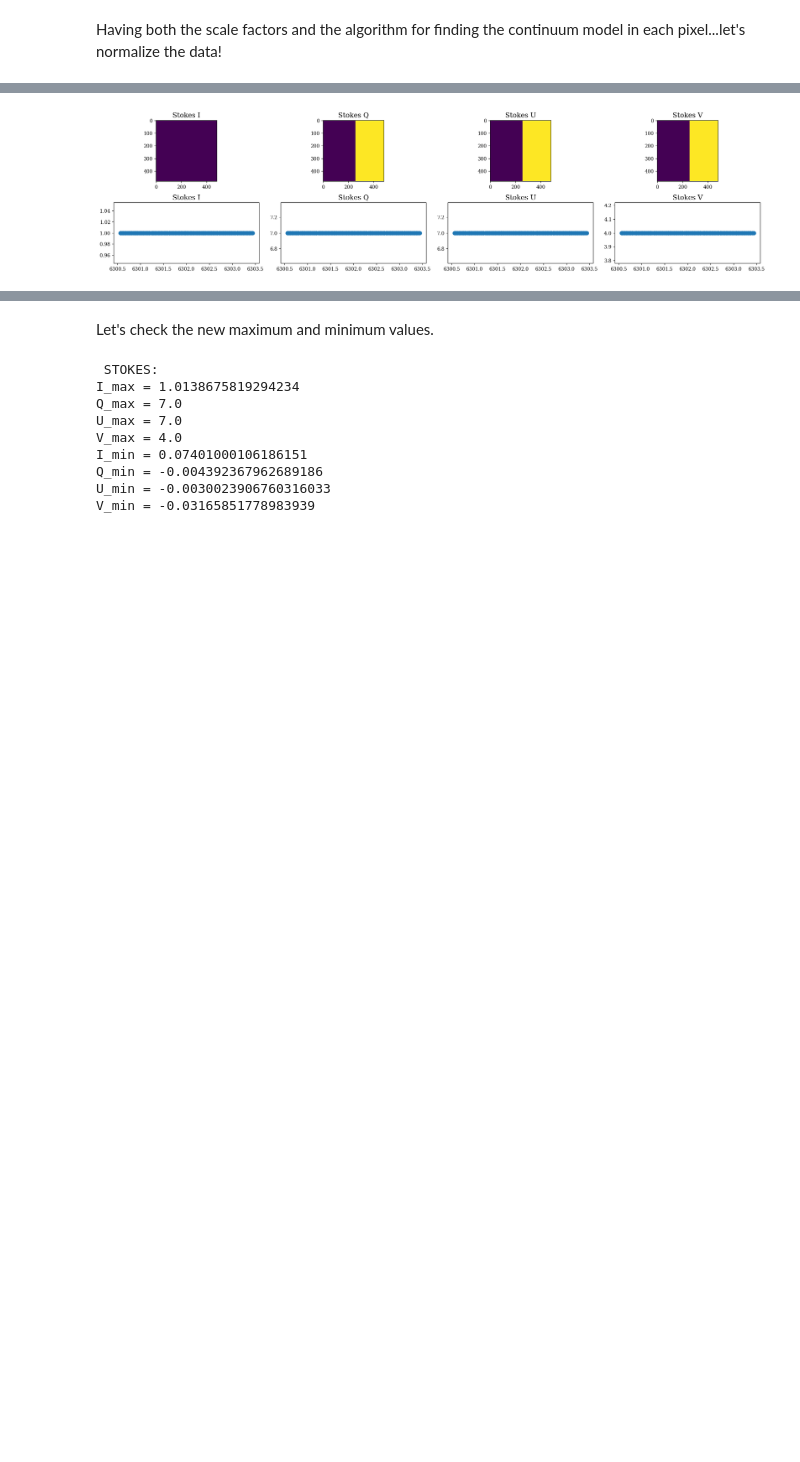
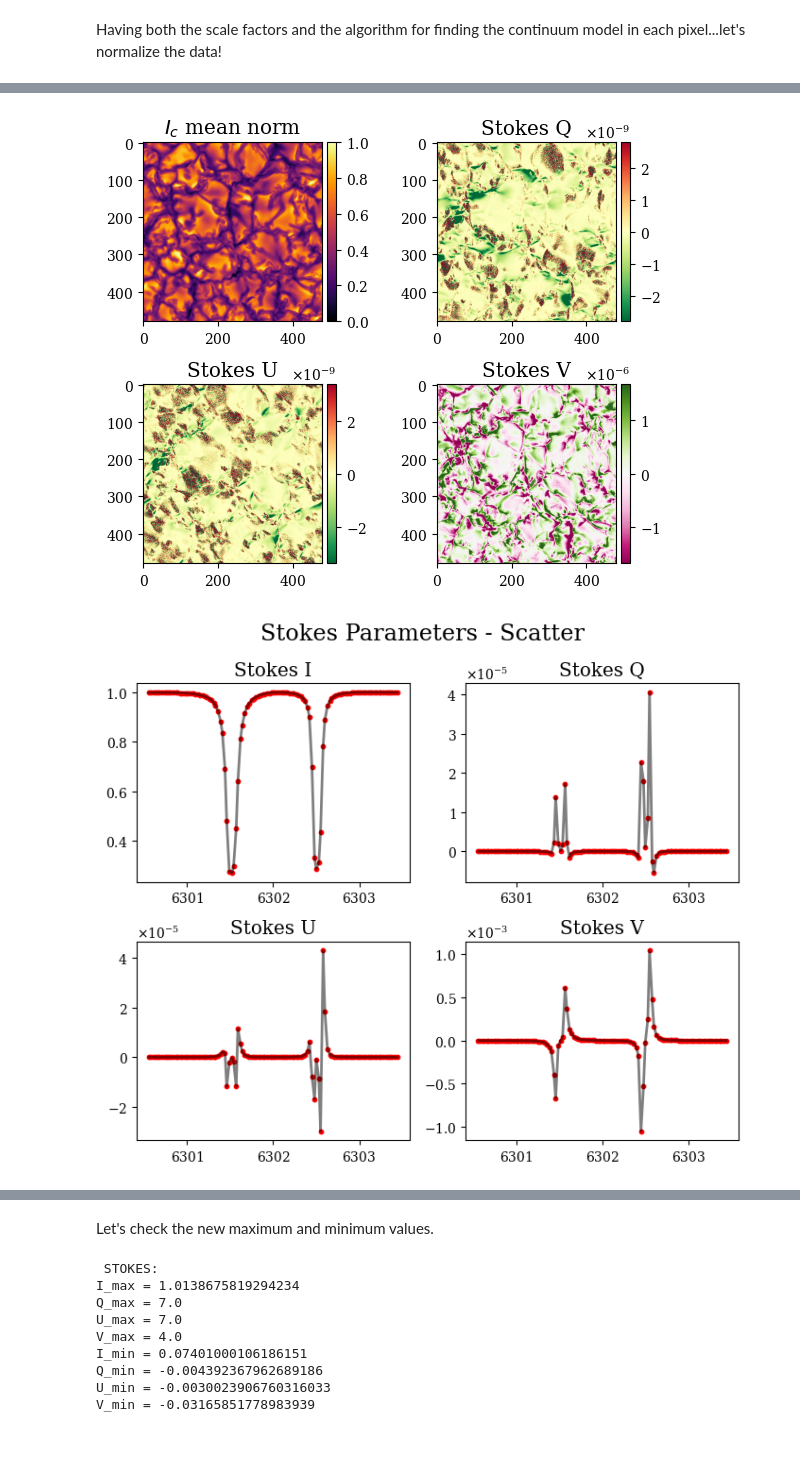
Before and after one commit to juagudeloo/Tesis_maestria_OAN, a Jupyter notebook: notebooks/Charging_the_data.ipynb, the cells around one changed output, grey strips where cells are left out. Cells and saved outputs as stored; diff of their text form; code cells hidden in the pictures; blank space fills up the shorter version.

```diff
--- a/notebooks/Charging_the_data.ipynb
+++ b/notebooks/Charging_the_data.ipynb
@@ -57,7 +61,7 @@ images_output = Path("../thesis_images")
 if not os.path.exists(images_output):
     os.makedirs(images_output)
 # %%
-ptm = Path("/media/juanessao2000/hdd/PRINCIPAL-2023-2/PROYECTOS/PROYECTO_DL/data")
+ptm = Path("../data")
 filename = "080000"
 
 nlam = 300 #this parameter is useful when managing the Stokes parameters #wavelenght interval - its from 6300 amstroengs in steps of 10 amstroengs
@@ -678,7 +676,8 @@ new_points = 112
 new_resol = np.linspace(0,288,new_points, dtype=np.int64)
 new_resol = np.add(new_resol, 6)
 #File to save the degraded stokes
-new_stokes_out = ptm / "resampled_stokes" / f"resampled_stokes_f{filename}_sr{new_points}_wl_points.npy"
+resampled_dir = ptm / "resampled_stokes"
+new_stokes_out = resampled_dir / f"resampled_stokes_f{filename}_sr{new_points}_wl_points.npy"
 
 #Degradation process
 if not os.path.exists(new_stokes_out):
@@ -714,9 +713,11 @@ if not os.path.exists(new_stokes_out):
                     resampled_spectrum[i] = np.sum(np.multiply(shorten_spect,g))
                     i += 1
                 new_stokes[jx, jy,:,s] = resampled_spectrum
+                new_stokes[jx,jy,:, s] += 1e-4 * np.random.randn(new_points) * np.max(new_stokes[jx,jy,:, 0], axis=0)
     np.save(new_stokes_out, new_stokes)
 else:
     new_stokes = np.load(new_stokes_out)
     print("stokes degraded!")
 stokes = new_stokes
+del new_stokes
 # %% [output]
@@ -761,7 +758,7 @@ plt.show()
 # Spectral plot
 fig, ax = plt.subplots(2, 2, figsize=(2*3, 2*3))
 for i in range(len(stokes_titles)):
-    ax[i // 2, i % 2].plot(new_wl, stokes[test_x, test_y, :, i], "k")
+    ax[i // 2, i % 2].plot(new_wl, stokes[test_x, test_y, :, i], "k", linewidth = 2, alpha = 0.5)
     ax[i // 2, i % 2].scatter(new_wl, stokes[test_x, test_y, :, i], s = 20, color = "red")
     ax[i // 2, i % 2].set_title(stokes_titles[i])
     ax[i // 2, i % 2].set_xlabel("Wavelength (Å)")
@@ -852,7 +844,7 @@ cont_indices = [0,1,int(len(new_wl)/2)-1,int(len(new_wl)/2),int(len(new_wl)/2)+1
 wl_cont_values = new_wl[cont_indices] #corresponding wavelength values to the selected continuum indices
 cont_values = stokes[test_x, test_y,cont_indices,0] #corresponding intensity values to the selected continuum indices
 
-cont_model = interp1d(wl_cont_values, cont_values, kind="cubic") #Interpolation applied over the assumed continuum values
+cont_model = interp1d(wl_cont_values, cont_values, kind="linear") #Interpolation applied over the assumed continuum values
 
 fig, ax = plt.subplots(figsize = (7,3))
 ax.scatter(wl_cont_values, cont_values, label = "manually selected", color = "green", s = 50)
@@ -917,13 +910,42 @@ ValueError: A value (6300.5) in x_new is below the interpolation range's minimum
 # %%
-fig, ax = plt.subplots(2,4,figsize=(4*5,5))
+# First figure: imshow plots
+fig1, ax1 = plt.subplots(2, 2, figsize=(3*2, 2.5*2))
+# First plot: imshow of stokes parameters
 for i in range(4):
-    ax[0,i].imshow(stokes[:,:,0,i])
-    ax[0,i].set_title(stokes_titles[i])
-    ax[1,i].scatter(new_wl, stokes[test_x, test_y,:,i])
-    ax[1,i].set_title(stokes_titles[i])
-fig.tight_layout()
+    if i == 0:
+        im = ax1[i // 2, i % 2].imshow(mean_continuum, cmap=colormaps[i])
+        ax1[i // 2, i % 2].set_title("$I_c$ mean norm")
+    else:
+        q5, q95 = np.percentile(stokes[:, :, -1, i], [5, 95])
+        vmin = -max(abs(q5), abs(q95))
+        vmax = max(abs(q5), abs(q95))
+        im = ax1[i // 2, i % 2].imshow(stokes[:, :, -1, i], cmap=colormaps[i], vmin=vmin, vmax=vmax)
+        ax1[i // 2, i % 2].set_title(stokes_titles[i])
+    divider = make_axes_locatable(ax1[i // 2, i % 2])
+    cax = divider.append_axes("right", size="5%", pad=0.05)
+    cbar = fig1.colorbar(im, cax=cax)
+    cbar.formatter.set_powerlimits((0, 0))
+    cbar.ax.yaxis.set_major_formatter(plt.FuncFormatter(lambda x, _: f'{x:.2f}'))
+    cbar.update_ticks()
+
+fig1.tight_layout()
+plt.show()
+
+# Second figure: scatter plots
+fig2, ax2 = plt.subplots(2, 2, figsize=(2*3.5, 2*3))
+fig2.suptitle("Stokes Parameters - Scatter")
+
+# Second plot: scatter of stokes parameters
+for i in range(4):
+    ax2[i // 2, i % 2].scatter(new_wl, stokes[test_x, test_y, :, i], color = "red", s = 10)
+    ax2[i // 2, i % 2].plot(new_wl, stokes[test_x, test_y, :, i], color = "black", linewidth = 2, alpha =0.5)
+    ax2[i // 2, i % 2].set_title(stokes_titles[i])
+
+fig2.tight_layout()
+plt.show()
 # %% [output]
-[figure, old version]
+[figure, new version]
+[figure, added]
 # %%
 # Plot the old stokes
 fig, ax = plt.subplots(2, 2, figsize=(2*3, 2*3))
```
Also changed, not shown: parts of 22 cells of this notebook, 1 other file.
